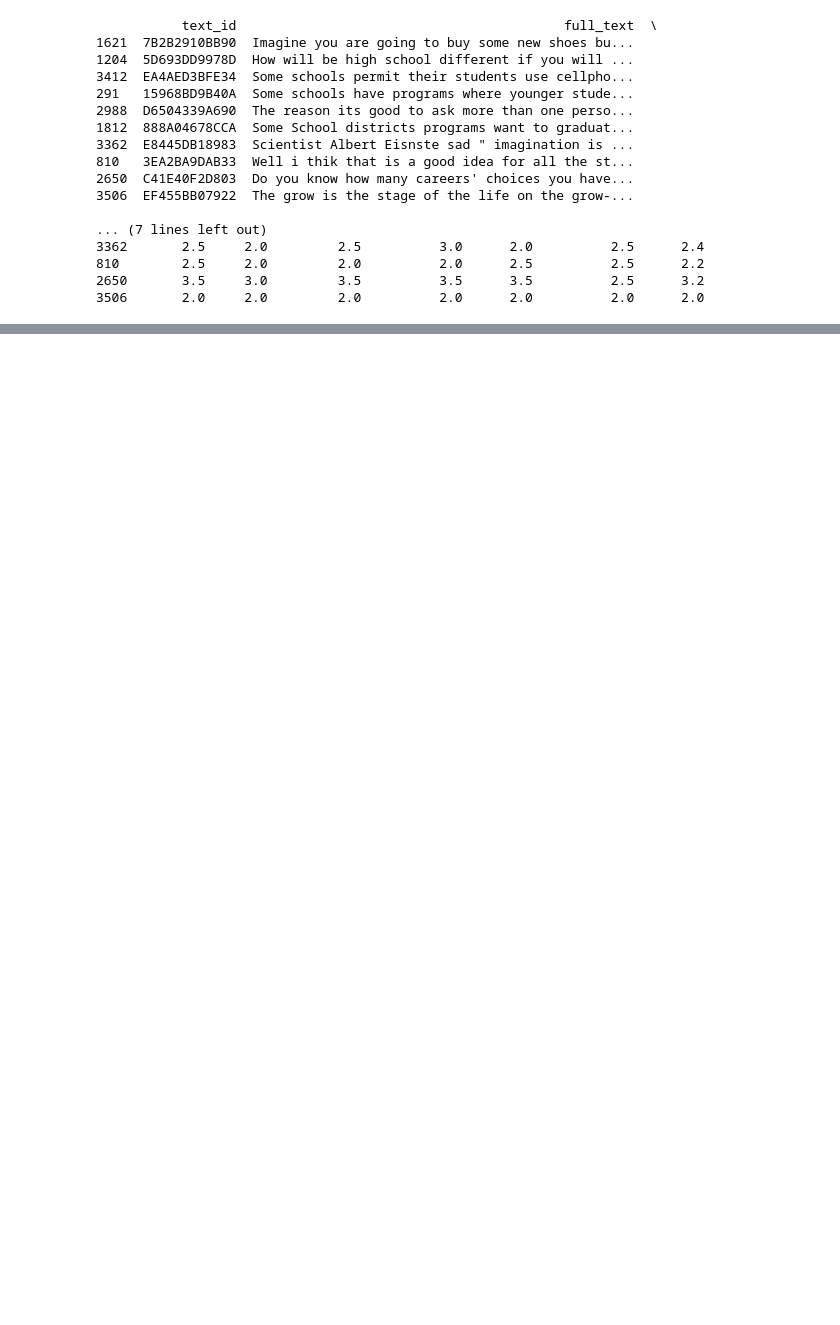
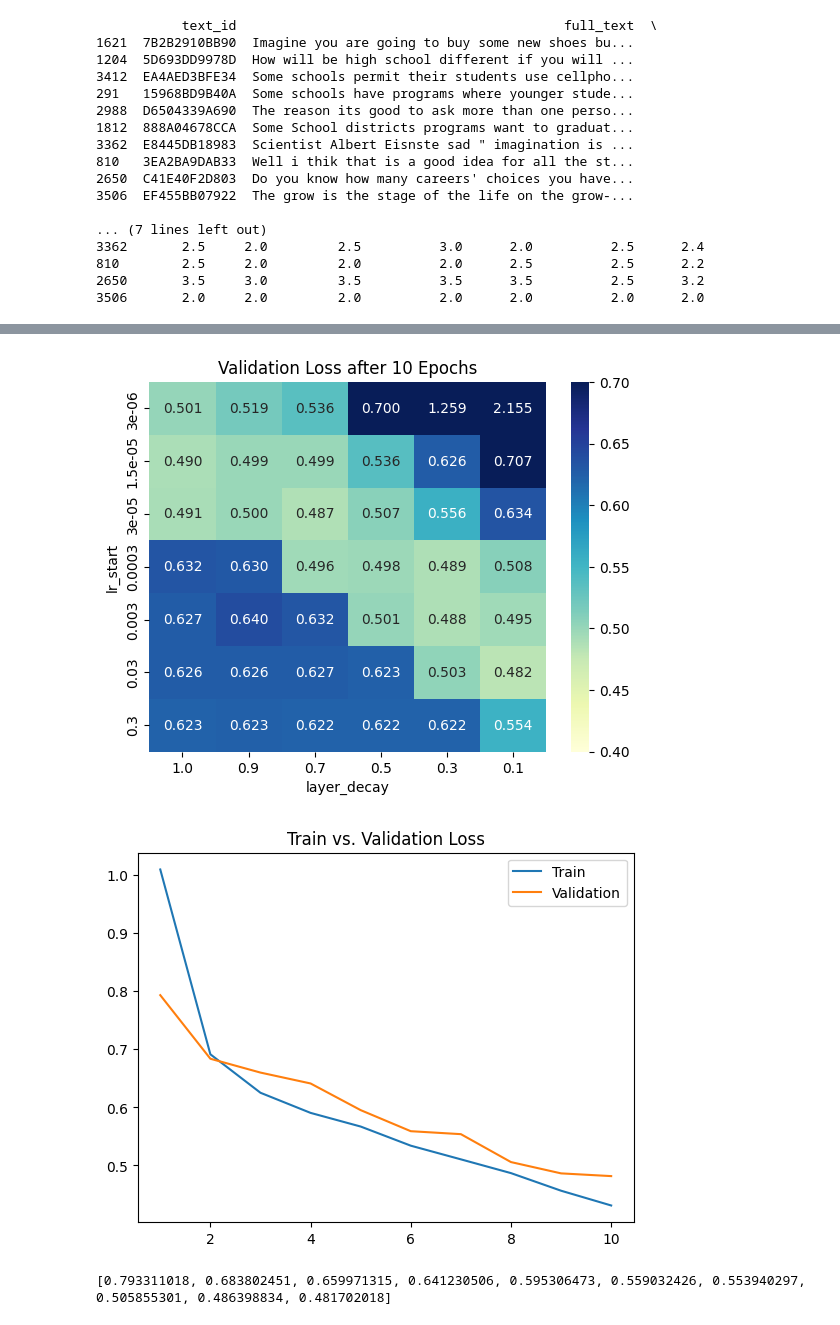
Before and after one commit to kdevoe/Essay-Scoring, a Jupyter notebook: ell-prompt-eval.ipynb, the cells around one changed output, grey strips where cells are left out. Drawn from its saved outputs; the diff is of its cells as text; code cells hidden in the pictures; blank space fills up the shorter version.

```diff
--- a/ell-prompt-eval.ipynb
+++ b/ell-prompt-eval.ipynb
@@ -263,0 +353,29 @@ get_completion(generate_prompt(test_essay1))
+# %%
+df_fine_tuned = pd.read_csv("Fine-Tuning-Results.csv")
+
+df_val = df_fine_tuned[df_fine_tuned['Type'] == 'val']
+
+df_val_pivot = df_val.pivot(index='lr_start', columns='layer_decay', values='10')
+
+df_val_pivot = df_val_pivot[df_val_pivot.columns[::-1]]
+
+sns.heatmap(df_val_pivot, annot=True, fmt=".3f", cmap="YlGnBu", vmin=0.4, vmax=0.7)
+plt.title("Validation Loss after 10 Epochs")
+
+plt.show()
+
+# Display train versus validation loss
+train_results = df_fine_tuned.iloc[70][7:].to_list()[1:]
+val_results = df_fine_tuned.iloc[71][7:].to_list()[1:]
+
+x = [i for i in range(1, len(train_results) + 1)]
+
+plt.plot(x, train_results)
+plt.plot(x, val_results)
+plt.legend(['Train', 'Validation'])
+plt.title("Train vs. Validation Loss")
+plt.show()
+# %% [output]
+[figure, added]
+[figure, added]
+[0.793311018, 0.683802451, 0.659971315, 0.641230506, 0.595306473, 0.559032426, 0.553940297, 0.505855301, 0.486398834, 0.481702018]
```
Also changed, not shown: parts of 18 cells of this notebook, 2 other files.
